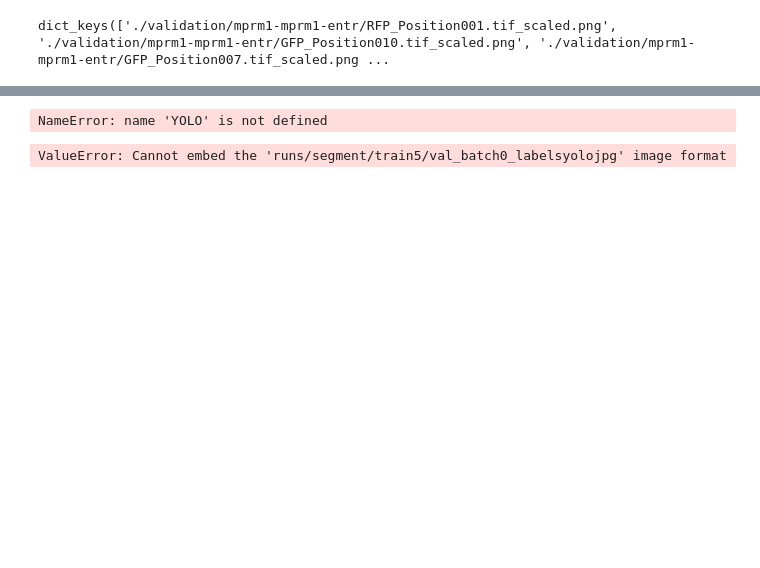
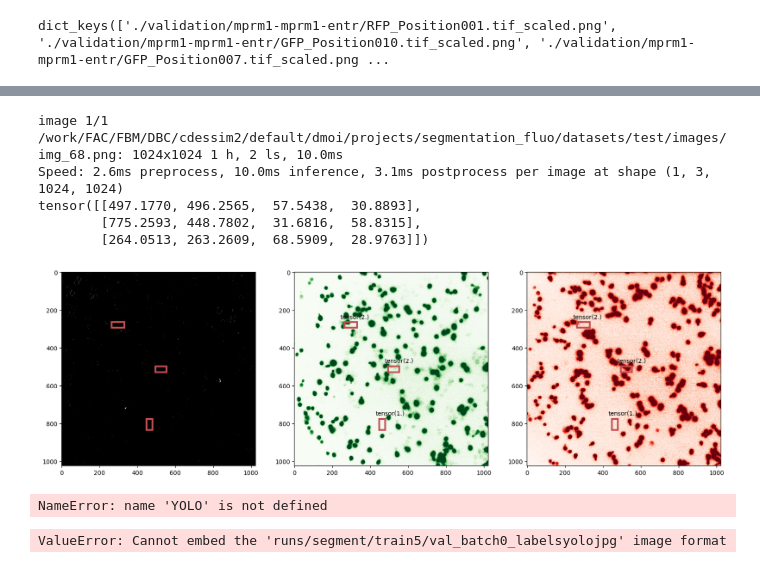
Before and after one commit to DessimozLab/yeast_fusion_segmenter, a Jupyter notebook: segment_retrain.ipynb, the cells around one changed output, grey strips where cells are left out. Cells and saved outputs as stored; diff of their text form; code cells hidden in the pictures; blank space fills up the shorter version.

```diff
--- a/segment_retrain.ipynb
+++ b/segment_retrain.ipynb
@@ -480,7 +502,7 @@ modelpath = 'yolov8n-seg_yfusion.pt'
 import os
 
 
-overwrite = True
+overwrite = False
 if os.path.exists(modelpath) and overwrite == False:
     model = YOLO(modelpath)
 else:
@@ -635,0 +634,39 @@ Speed: 1.9ms preprocess, 7.5ms inference, 0.4ms postprocess per image at shape (
+# %%
+from matplotlib import patches
+import tqdm
+
+def add_rect(h,w,x,y , ax , color = 'r', label= '' ):
+    # Create a Rectangle patch
+    rect = patches.Rectangle((y,x), w, h, linewidth=3, edgecolor=color, facecolor='none')
+    # Add the patch to the Axes
+    ax.add_patch(rect)
+    if len(label) > 0:
+        ax.text(y - 20, x - 20 , label , )
+    return ax
+
+def plot_res(pred, imgfile):
+
+    img = pred[0].orig_img
+    boxes = pred[0].boxes.xywh.detach().cpu()
+    c = pred[0].boxes.cls.detach().cpu()
+    print(boxes)
+    fig,axes = plt.subplots(nrows=1, figsize=(20,20)  , ncols=3)
+
+
+    cscheme = [ 'Greys' , 'Greens', 'Reds' ]
+    sample = cv2.imread(imgfile)
+
+    for channel in range(img.shape[2] ):
+        axes[channel].imshow(sample[:,:,channel] , cmap = cscheme[channel])
+    for row in tqdm.tqdm(range(boxes.shape[0])):
+        x,y,w,h = list( boxes[row,: ] )
+        cstr = str(c[row])
+        label = str( c[row] )
+        for ax in list(axes):
+            ax = add_rect(h=h,w=w,x=x,y=y , ax=ax , color = 'r', label= cstr )
+    plt.show()
+
+
+def output_pred(imgfile,my_model=my_model):
+    results = list(my_model(imgfile, conf=0.9))
+    plot_res(results, imgfile)
@@ -636,3 +680,12 @@ Speed: 1.9ms preprocess, 7.5ms inference, 0.4ms postprocess per image at shape (
+# %%
+output_pred('datasets/test/images/img_68.png')
+# %% [output]
+image 1/1 /work/FAC/FBM/DBC/cdessim2/default/dmoi/projects/segmentation_fluo/datasets/test/images/img_68.png: 1024x1024 1 h, 2 ls, 10.0ms
+Speed: 2.6ms preprocess, 10.0ms inference, 3.1ms postprocess per image at shape (1, 3, 1024, 1024)
+tensor([[497.1770, 496.2565,  57.5438,  30.8893],
+        [775.2593, 448.7802,  31.6816,  58.8315],
+        [264.0513, 263.2609,  68.5909,  28.9763]])
+[figure, added]
 # %%
 #visualize predicitions for the validation set
 import random
```
Also changed, not shown: parts of 5 cells of this notebook, 6 other files.
